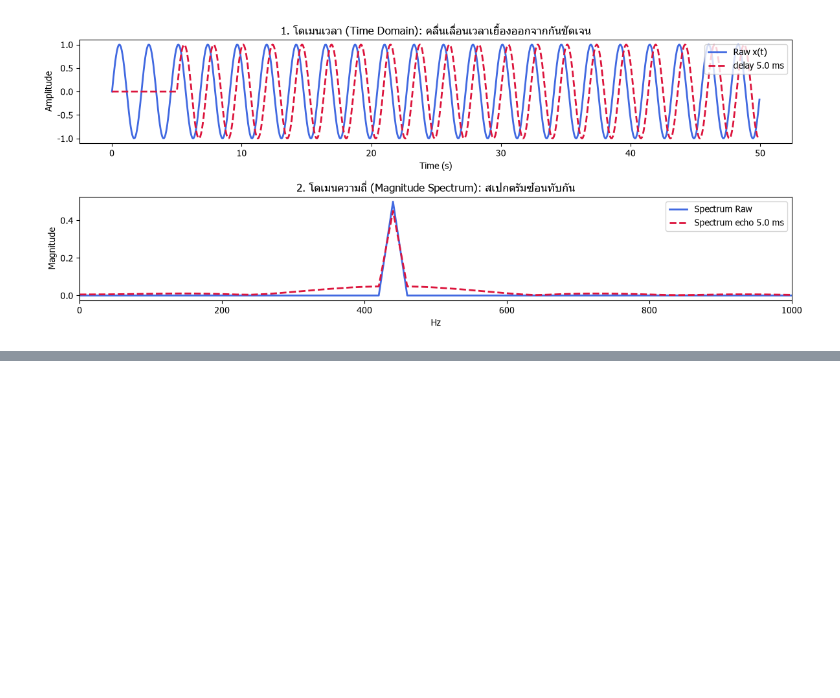
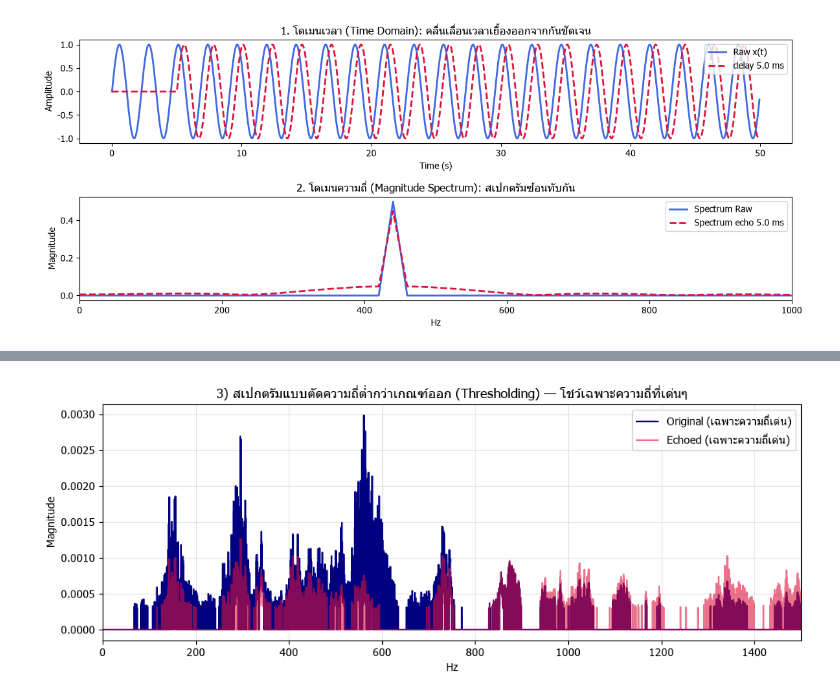
Before and after one commit to KhaoTaiKi/dsp-aec-project, a Jupyter notebook: notebooks/main.ipynb, the cells around one changed output, grey strips where cells are left out. Cells and saved outputs as stored; diff of their text form; code cells hidden in the pictures; blank space fills up the shorter version.

```diff
--- a/notebooks/main.ipynb
+++ b/notebooks/main.ipynb
@@ -119,0 +112,23 @@ plt.show()
+# %%
+N = len(raw)
+freqs = np.fft.rfftfreq(N, d=1/fs)
+mag_raw = np.abs(np.fft.rfft(raw)) / N
+mag_echo = np.abs(np.fft.rfft(echo)) / N
+
+threshold = 0.1 * np.max(mag_raw)  #10%
+mag_raw_dom = np.where(mag_raw >= threshold, mag_raw, 0)
+mag_echo_dom = np.where(mag_echo >= threshold, mag_echo, 0)
+
+plt.figure(figsize=(10, 4))
+plt.plot(freqs, mag_raw_dom, label="Original (เฉพาะความถี่เด่น)", color="navy")
+plt.plot(freqs, mag_echo_dom, label="Echoed (เฉพาะความถี่เด่น)", color="crimson", alpha=0.6)
+plt.title("3) สเปกตรัมแบบตัดความถี่ต่ำกว่าเกณฑ์ออก (Thresholding) — โชว์เฉพาะความถี่ที่เด่นๆ")
+plt.xlabel("Hz")
+plt.ylabel("Magnitude")
+plt.xlim(0, 1500)
+plt.grid(True, alpha=0.3)
+plt.legend()
+plt.tight_layout()
+plt.show()
+# %% [output]
+[figure, added]
```
Also changed, not shown: parts of 3 cells of this notebook.
